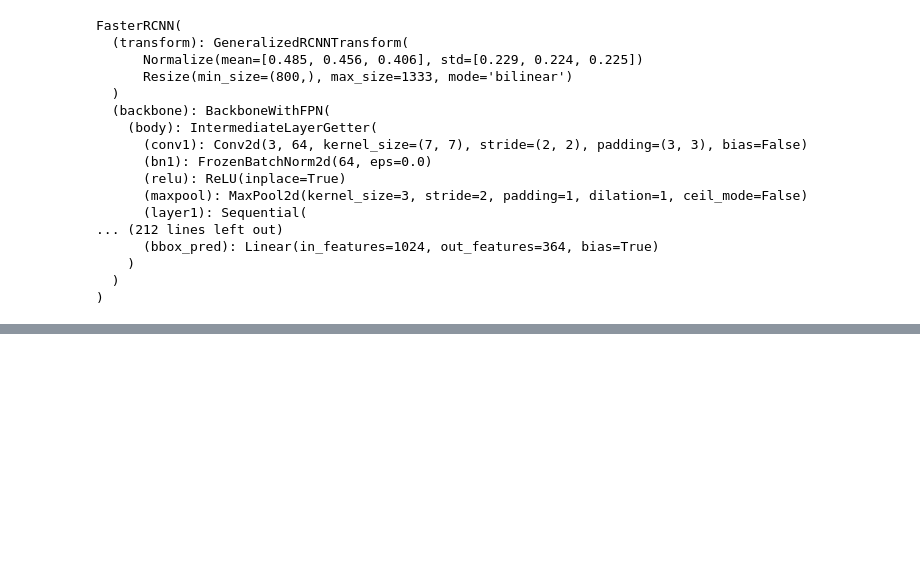
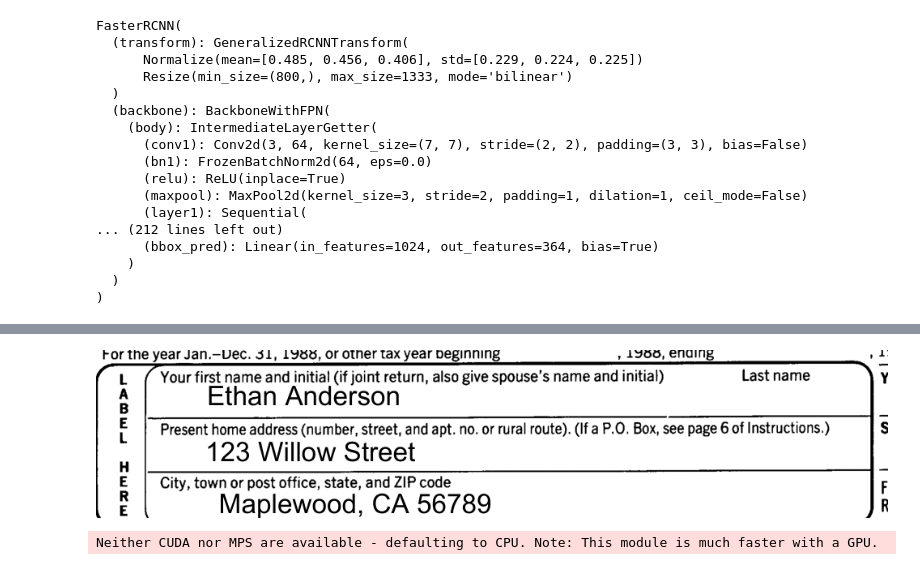
Before and after one commit to ericyu049/form-ocr, a Jupyter notebook: notebooks/train-model.ipynb, the cells around one changed output, grey strips where cells are left out. Cells and saved outputs as stored; diff of their text form; code cells hidden in the pictures; blank space fills up the shorter version.

```diff
--- a/notebooks/train-model.ipynb
+++ b/notebooks/train-model.ipynb
@@ -180,0 +197,17 @@ AttributeError: 'list' object has no attribute 'values'
+# %%
+def cropImage(img_path, box):
+    img = Image.open(img_path).convert("L")
+    box = tuple(box[0].tolist())
+    img = img.crop(box)
+    img.save('../data/cropped.png')
+    display(img)
+
+cropped_img = cropImage("../data/test_form.png", result_box[0])
+# %% [output]
+[figure, added]
+# %%
+import easyocr
+reader = easyocr.Reader(['en'])
+result = reader.readtext('../data/cropped.png')
+# %% [output]
+Neither CUDA nor MPS are available - defaulting to CPU. Note: This module is much faster with a GPU.
```
Also changed, not shown: parts of 11 cells of this notebook, 4 other files.
